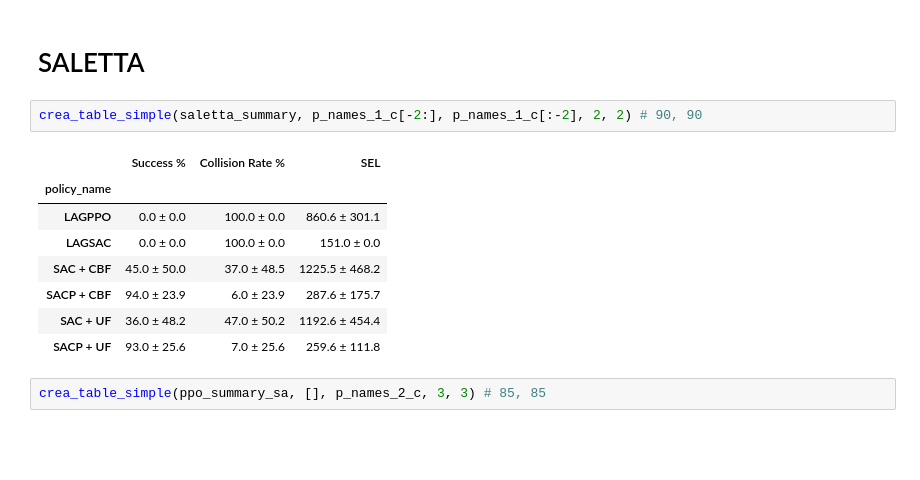
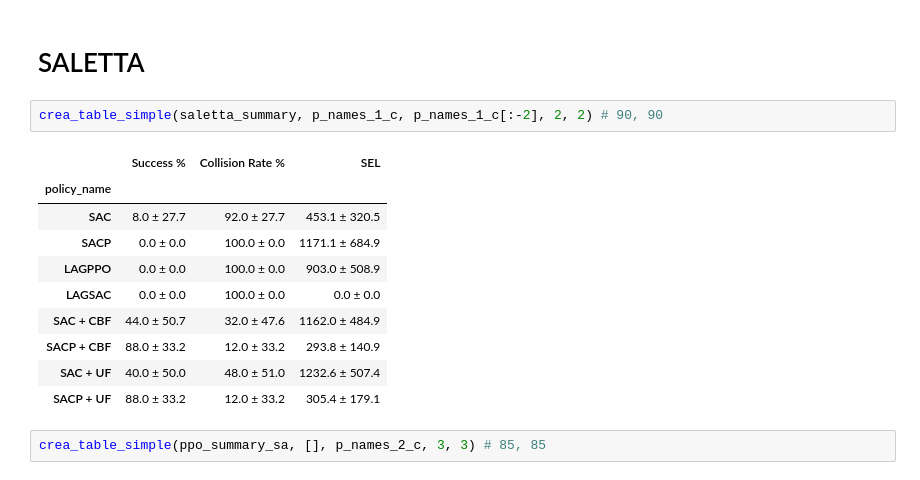
Before and after one commit to GiacomoAru/UASRL, a Jupyter notebook: data_analysis_2.ipynb, the cells around one changed output. Drawn from its saved outputs; the diff is of its cells as text; blank space fills up the shorter version.

```diff
--- a/data_analysis_2.ipynb
+++ b/data_analysis_2.ipynb
@@ -1264,16 +1400,18 @@ multy_plot_traiettorie(ppo_summary_st3, 'success_nc', 'collision_rate', p_names_
 # %% [markdown]
 # SALETTA
 # %%
-crea_table_simple(saletta_summary, p_names_1_c[-2:], p_names_1_c[:-2], 2, 2) # 90, 90
+crea_table_simple(saletta_summary, p_names_1_c, p_names_1_c[:-2], 2, 2) # 90, 90
 # %% [output]
 |  | Success % | Collision Rate % | SEL |
 | policy_name |  |  |  |
-| LAGPPO | 0.0 ± 0.0 | 100.0 ± 0.0 | 860.6 ± 301.1 |
-| LAGSAC | 0.0 ± 0.0 | 100.0 ± 0.0 | 151.0 ± 0.0 |
-| SAC + CBF | 45.0 ± 50.0 | 37.0 ± 48.5 | 1225.5 ± 468.2 |
-| SACP + CBF | 94.0 ± 23.9 | 6.0 ± 23.9 | 287.6 ± 175.7 |
-| SAC + UF | 36.0 ± 48.2 | 47.0 ± 50.2 | 1192.6 ± 454.4 |
-| SACP + UF | 93.0 ± 25.6 | 7.0 ± 25.6 | 259.6 ± 111.8 |
+| SAC | 8.0 ± 27.7 | 92.0 ± 27.7 | 453.1 ± 320.5 |
+| SACP | 0.0 ± 0.0 | 100.0 ± 0.0 | 1171.1 ± 684.9 |
+| LAGPPO | 0.0 ± 0.0 | 100.0 ± 0.0 | 903.0 ± 508.9 |
+| LAGSAC | 0.0 ± 0.0 | 100.0 ± 0.0 | 0.0 ± 0.0 |
+| SAC + CBF | 44.0 ± 50.7 | 32.0 ± 47.6 | 1162.0 ± 484.9 |
+| SACP + CBF | 88.0 ± 33.2 | 12.0 ± 33.2 | 293.8 ± 140.9 |
+| SAC + UF | 40.0 ± 50.0 | 48.0 ± 51.0 | 1232.6 ± 507.4 |
+| SACP + UF | 88.0 ± 33.2 | 12.0 ± 33.2 | 305.4 ± 179.1 |
 # %%
 crea_table_simple(ppo_summary_sa, [], p_names_2_c, 3, 3) # 85, 85
 # %% [output]
```
Also changed, not shown: parts of 24 cells of this notebook, 24 other files.
